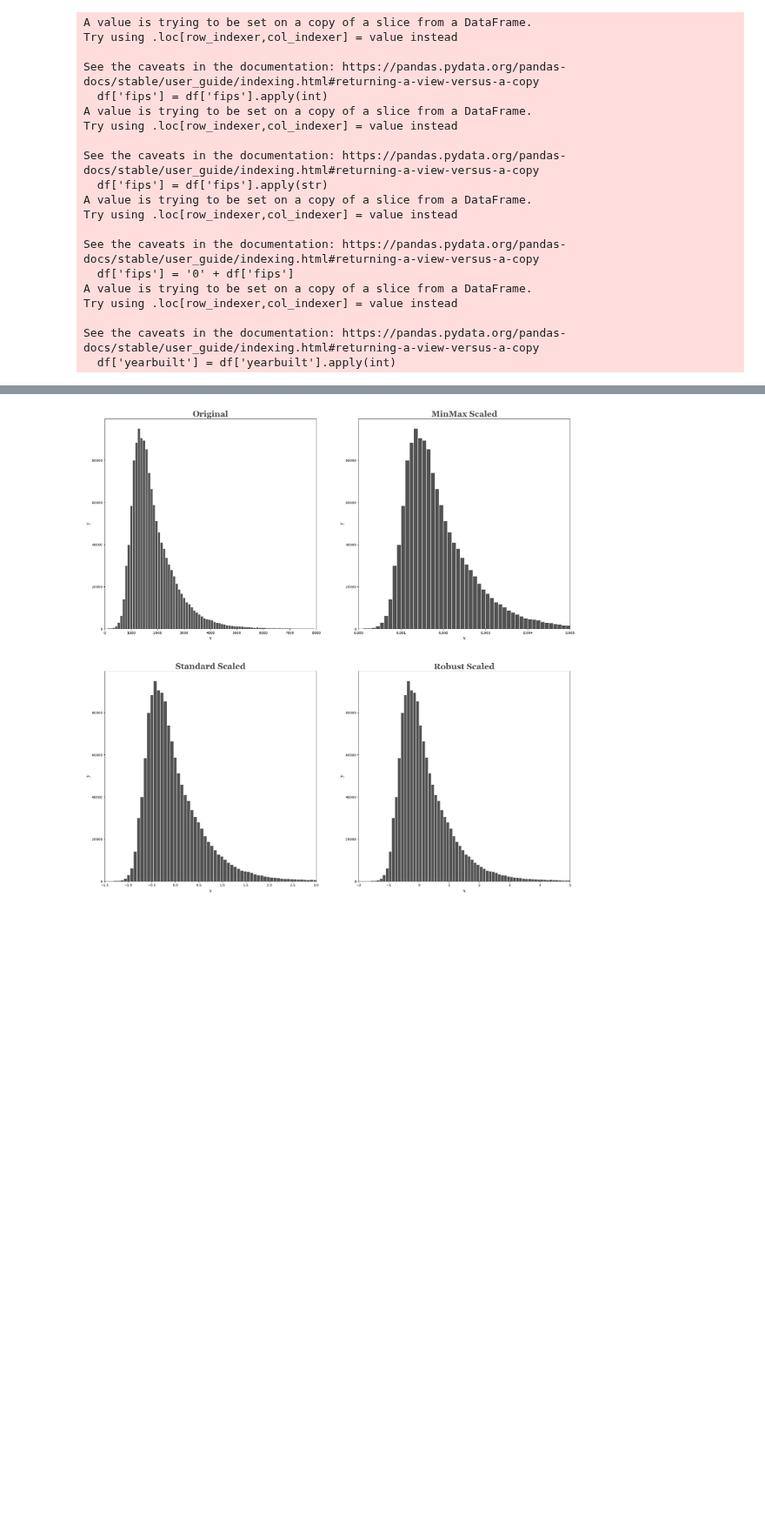
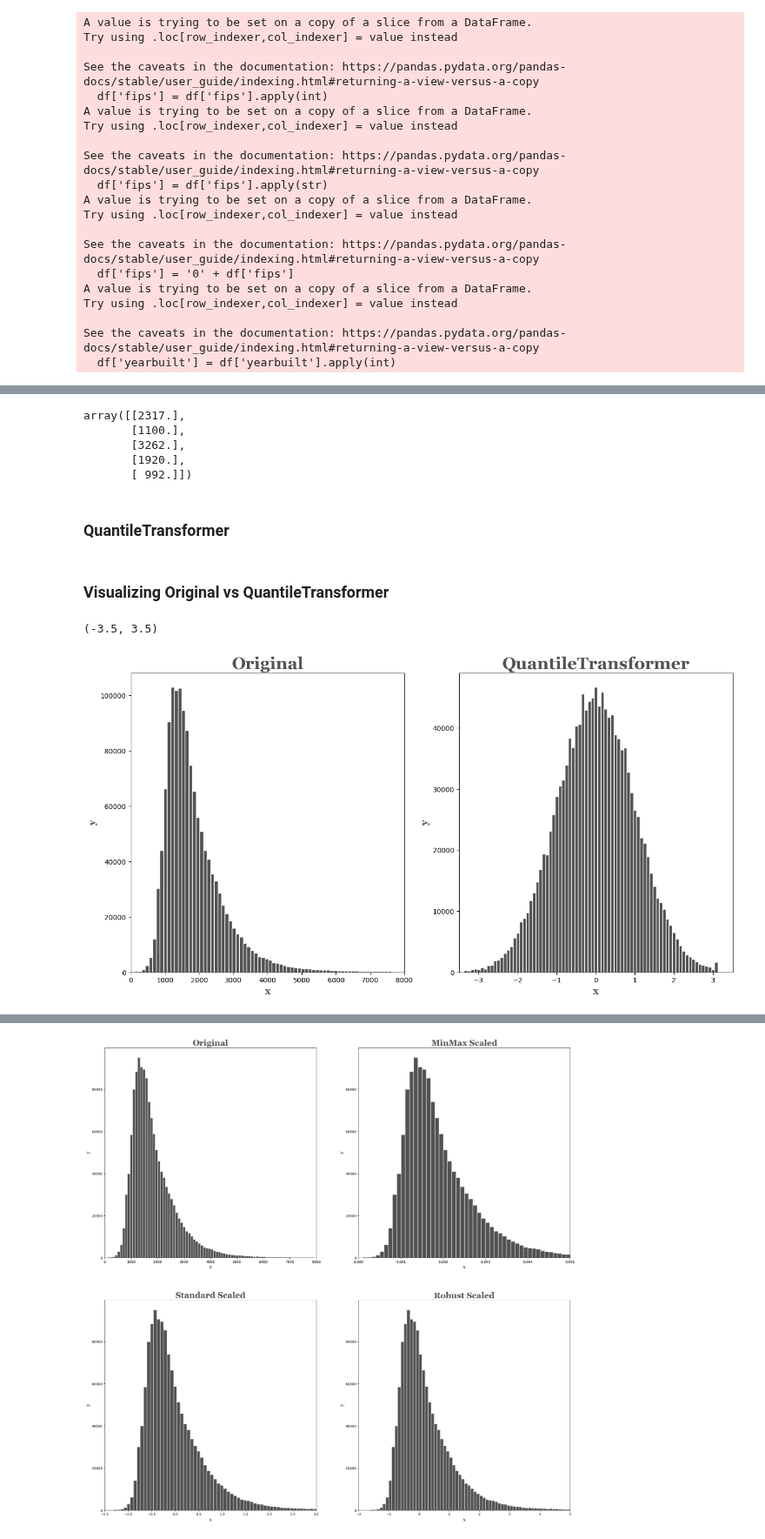
Before and after one commit to manuelparra1/regression-exercises, a Jupyter notebook: scaling.ipynb, the cells around one changed output, grey strips where cells are left out. Shown at 87% size. Drawn from its saved outputs; the diff is of its cells as text; code cells hidden in the pictures; blank space fills up the shorter version.

```diff
--- a/scaling.ipynb
+++ b/scaling.ipynb
@@ -37,0 +42,2 @@ zillow_train, zillow_val, zillow_test = split_data(df)
+# %%
+target_df = zillow_train[['calculatedfinishedsquarefeet']]
@@ -37,0 +46,5 @@ zillow_train, zillow_val, zillow_test = split_data(df)
+# %%
+scaler = sklearn.preprocessing.MinMaxScaler()
+scaler.fit(target_df)
+
+mm_df = scaler.transform(target_df)
@@ -37,0 +63,41 @@ zillow_train, zillow_val, zillow_test = split_data(df)
+# %%
+target_df.head().values
+# %% [output]
+array([[2317.],
+       [1100.],
+       [3262.],
+       [1920.],
+       [ 992.]])
+# %% [markdown]
+### QuantileTransformer
+# %%
+qt = QuantileTransformer(output_distribution='normal')
+qt_df = qt.fit_transform(target_df)
+# %%
+qt_df = pd.DataFrame(qt_df)
+# %% [markdown]
+### Visualizing Original vs QuantileTransformer
+# %%
+font = {'family': 'Georgia',
+            'color':  '#525252',
+            'weight': 'bold',
+            'size': 25,
+            }
+fig, ax = plt.subplots(1, 2,figsize=(16,8))
+
+# Original
+ax[0].hist(target_df, color="#525252",ec='white',bins=9000)
+ax[0].set_ylabel(r"y", fontsize=14, color="#525252", fontdict=font)
+ax[0].set_xlabel(r"x", fontsize=14, color="#525252", fontdict=font)
+ax[0].set_title("Original",color='#525252', fontdict=font)
+ax[0].set_xlim([0, 8000])
+
+# QuantileTransformer
+ax[1].hist(qt_df, color="#525252",ec='white',bins=125)
+ax[1].set_ylabel(r"y", fontsize=14, color="#525252", fontdict=font)
+ax[1].set_xlabel(r"x", fontsize=14, color="#525252", fontdict=font)
+ax[1].set_title("QuantileTransformer",color='#525252', fontdict=font)
+ax[1].set_xlim([-3.5, 3.5])
+# %% [output]
+(-3.5, 3.5)
+[figure, added]
```
Also changed, not shown: parts of 7 cells of this notebook, 9 other files.
